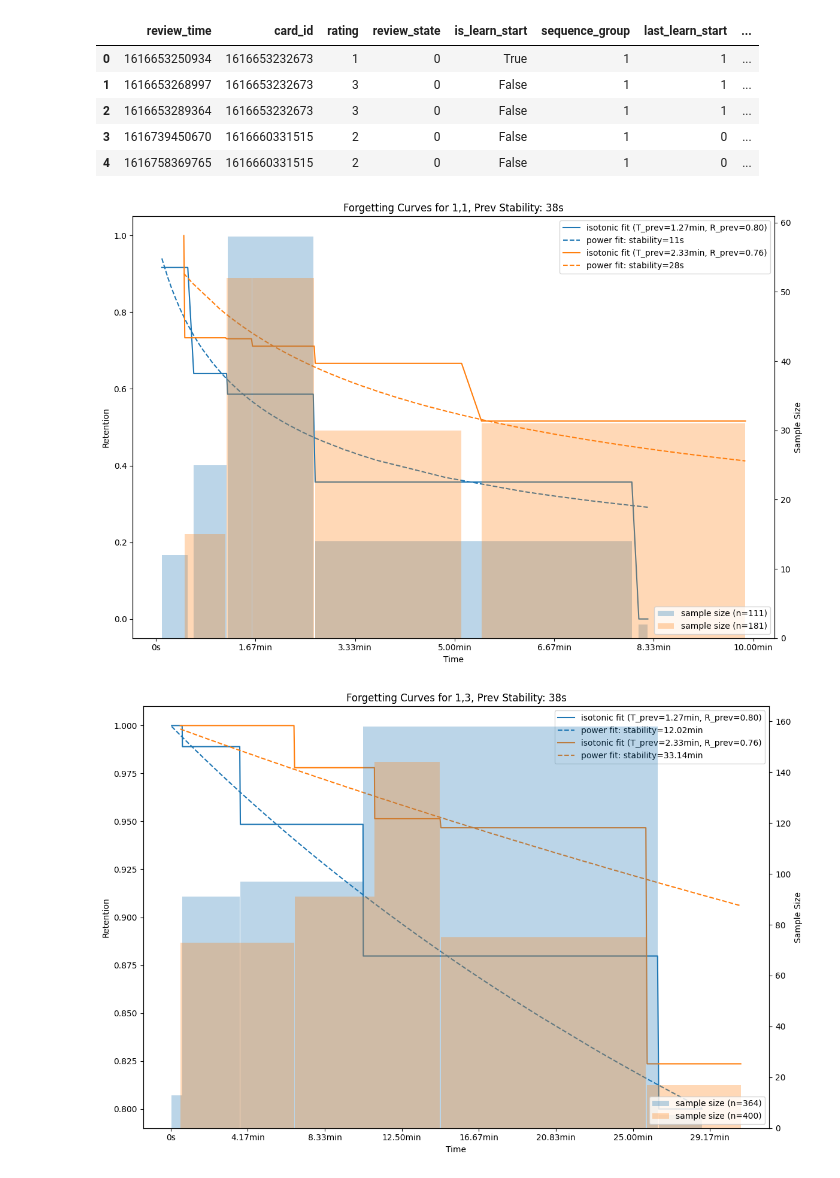
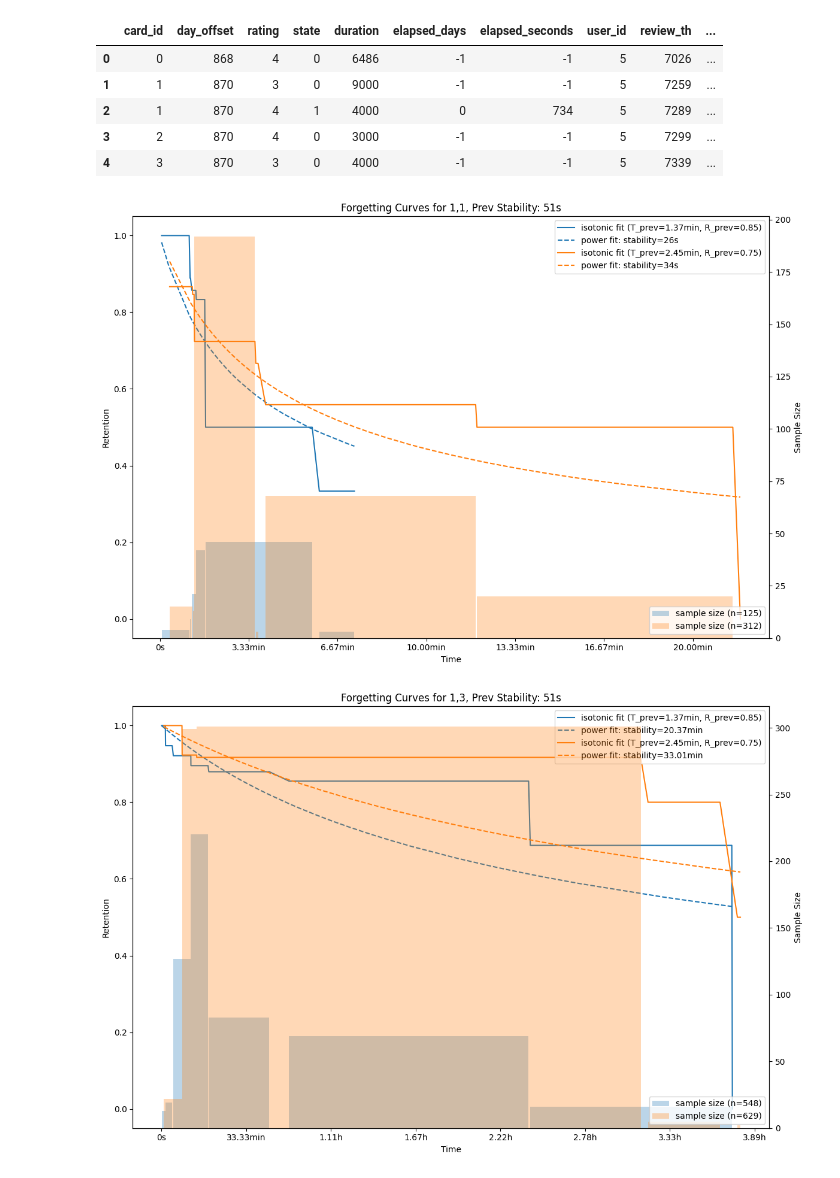
Before and after one commit to open-spaced-repetition/short-term-memory-research, a Jupyter notebook: seq_isotonic.ipynb, the cells around one changed output. Cells and saved outputs as stored; diff of their text form; code cells hidden in the pictures.

Commit message:
update seq_isotonic based on new dataset

```diff
--- a/seq_isotonic.ipynb
+++ b/seq_isotonic.ipynb
@@ -5,15 +5,15 @@ import numpy as np
 import matplotlib.pyplot as plt
 from scipy.optimize import minimize
 
-df = pd.read_csv("processed/16.csv")
+df = pd.read_csv("processed/5.csv")
 df.head()
 # %% [output]
-|  | review_time | card_id | rating | review_state | is_learn_start | sequence_group | last_learn_start | ... |
-| 0 | 1616653250934 | 1616653232673 | 1 | 0 | True | 1 | 1 | ... |
-| 1 | 1616653268997 | 1616653232673 | 3 | 0 | False | 1 | 1 | ... |
-| 2 | 1616653289364 | 1616653232673 | 3 | 0 | False | 1 | 1 | ... |
-| 3 | 1616739450670 | 1616660331515 | 2 | 0 | False | 1 | 0 | ... |
-| 4 | 1616758369765 | 1616660331515 | 2 | 0 | False | 1 | 0 | ... |
+|  | card_id | day_offset | rating | state | duration | elapsed_days | elapsed_seconds | user_id | review_th | ... |
+| 0 | 0 | 868 | 4 | 0 | 6486 | -1 | -1 | 5 | 7026 | ... |
+| 1 | 1 | 870 | 3 | 0 | 9000 | -1 | -1 | 5 | 7259 | ... |
+| 2 | 1 | 870 | 4 | 1 | 4000 | 0 | 734 | 5 | 7289 | ... |
+| 3 | 2 | 870 | 4 | 0 | 3000 | -1 | -1 | 5 | 7299 | ... |
+| 4 | 3 | 870 | 3 | 0 | 4000 | -1 | -1 | 5 | 7339 | ... |
 # %%
 DECAY = -0.5
 
@@ -48,15 +48,14 @@ def format_time(x, pos=None):
 
 
 def filter_data(data):
-    Q1 = data["delta_t"].quantile(0.25)
-    Q3 = data["delta_t"].quantile(0.75)
+    Q1 = data["elapsed_seconds"].quantile(0.25)
+    Q3 = data["elapsed_seconds"].quantile(0.75)
     IQR = Q3 - Q1
     lower_bound = Q1 - 1.5 * IQR
     upper_bound = Q3 + 1.5 * IQR
-    data = data[
-        (data["delta_t"] >= lower_bound) & (data["delta_t"] <= upper_bound)
-    ]
+    data = data[(data["elapsed_seconds"] >= lower_bound) & (data["elapsed_seconds"] <= upper_bound)]
     return data
+
 
 r_history_list = ["1,1", "1,3", "3,3", "1,3,3"]
 
@@ -64,31 +63,42 @@ r_history_list = ["1,1", "1,3", "3,3", "1,3,3"]
 for r_history in r_history_list:
 
     fig, ax1 = plt.subplots(figsize=(12, 8))
-    data = df[df["r_history"] == r_history][["delta_t", "y", "t_history"]]
+    data = df[df["r_history"] == r_history][["elapsed_seconds", "y", "t_history"]]
     data = filter_data(data)
 
     if len(r_history) > 1:
         prev_data = df[df["r_history"] == r_history[:-2]]
         prev_data = filter_data(prev_data)
-        prev_stability = fit_stability(prev_data["delta_t"], prev_data["y"], np.ones_like(prev_data["delta_t"]))
-        median_ivl = prev_data["delta_t"].median()
-        data["prev_interval"] = data["t_history"].apply(lambda x: [float(i) for i in x.split(",")][-1])
+        prev_stability = fit_stability(
+            prev_data["elapsed_seconds"], prev_data["y"], np.ones_like(prev_data["elapsed_seconds"])
+        )
+        median_ivl = prev_data["elapsed_seconds"].median()
+        data["prev_interval"] = data["t_history"].apply(
+            lambda x: [float(i) for i in x.split(",")][-1]
+        )
         data_short = data[data["prev_interval"] <= median_ivl]
         data_long = data[data["prev_interval"] > median_ivl]
-        median_short_ivl = prev_data[prev_data["delta_t"] <= median_ivl]["delta_t"].median()
-        median_long_ivl = prev_data[prev_data["delta_t"] > median_ivl]["delta_t"].median()
-        avg_short_retention = prev_data[prev_data["delta_t"] <= median_ivl]["y"].mean()
-        avg_long_retention = prev_data[prev_data["delta_t"] > median_ivl]["y"].mean()
+        median_short_ivl = prev_data[prev_data["elapsed_seconds"] <= median_ivl][
+            "elapsed_seconds"
+        ].median()
+        median_long_ivl = prev_data[prev_data["elapsed_seconds"] > median_ivl][
+            "elapsed_seconds"
+        ].median()
+        avg_short_retention = prev_data[prev_data["elapsed_seconds"] <= median_ivl]["y"].mean()
+        avg_long_retention = prev_data[prev_data["elapsed_seconds"] > median_ivl]["y"].mean()
 
         datasets = [data_short, data_long]
-        labels = [f"(T_prev={format_time(median_short_ivl)}, R_prev={avg_short_retention:.2f})", f"(T_prev={format_time(median_long_ivl)}, R_prev={avg_long_retention:.2f})"]
+        labels = [
+            f"(T_prev={format_time(median_short_ivl)}, R_prev={avg_short_retention:.2f})",
+            f"(T_prev={format_time(median_long_ivl)}, R_prev={avg_long_retention:.2f})",
+        ]
     else:
         datasets = [data]
         labels = [r_history]
 
     ax2 = ax1.twinx()
     for idx, dataset in enumerate(datasets):
-        x, y = dataset.sort_values(by="delta_t")[["delta_t", "y"]].values.T
+        x, y = dataset.sort_values(by="elapsed_seconds")[["elapsed_seconds", "y"]].values.T
 
         ir = IsotonicRegression(y_min=0, y_max=1, increasing=False)
         ir.fit(x, y)
@@ -98,41 +108,48 @@ for r_history in r_history_list:
         y_pred = power_forgetting_curve(x, s_seconds)
         cnt = len(x)
 
-        ax1.plot(x, y_ir, '-', label=f"isotonic fit {labels[idx]}", color=f"C{idx}")
-        ax1.plot(x, y_pred, '--', label=f"power fit: stability={format_time(s_seconds)}", color=f"C{idx}")
+        ax1.plot(x, y_ir, "-", label=f"isotonic fit {labels[idx]}", color=f"C{idx}")
+        ax1.plot(
+            x,
+            y_pred,
+            "--",
+            label=f"power fit: stability={format_time(s_seconds)}",
+            color=f"C{idx}",
+        )
 
         unique_y_ir = np.unique(y_ir)
         segment_counts = []
         segment_x = []
         segment_widths = []
         for i in range(len(unique_y_ir)):
             mask = y_ir == unique_y_ir[i]
             segment_counts.append(np.sum(mask))
             segment_x.append(np.min(x[mask]))
             segment_widths.append(np.max(x[mask]) - np.min(x[mask]))
 
         ax2.bar(
             segment_x,
             segment_counts,
             alpha=0.3,
             width=segment_widths,
             color=f"C{idx}",
             label=f"sample size (n={cnt})",
             align="edge",
         )
 
-
     ax1.set_xlabel("Time")
     ax1.set_ylabel("Retention")
     ax2.set_ylabel("Sample Size")
     ax1.legend(loc="upper right")
     ax2.legend(loc="lower right")
-    ax1.set_title(f"Forgetting Curves for {r_history}, Prev Stability: {format_time(prev_stability)}")
+    ax1.set_title(
+        f"Forgetting Curves for {r_history}, Prev Stability: {format_time(prev_stability)}"
+    )
 
     ax1.xaxis.set_major_formatter(plt.FuncFormatter(format_time))
 
     plt.tight_layout()
     plt.show()
 # %% [output]
-[figure, old version]
+[figure, new version]
-[figure, old version]
+[figure, new version]
```
Also changed, not shown: parts of 1 cell of this notebook.
